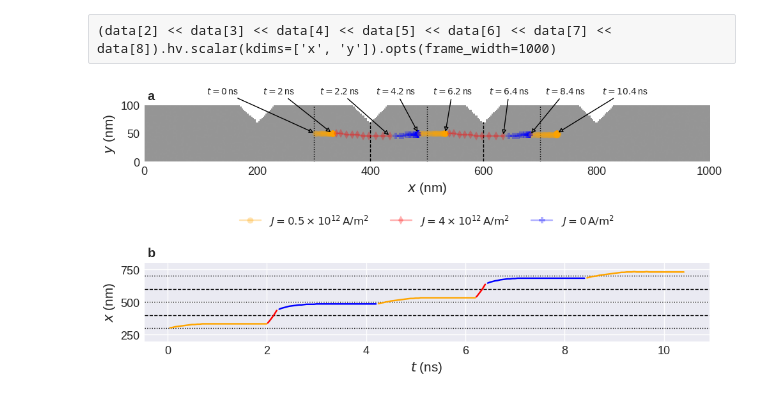
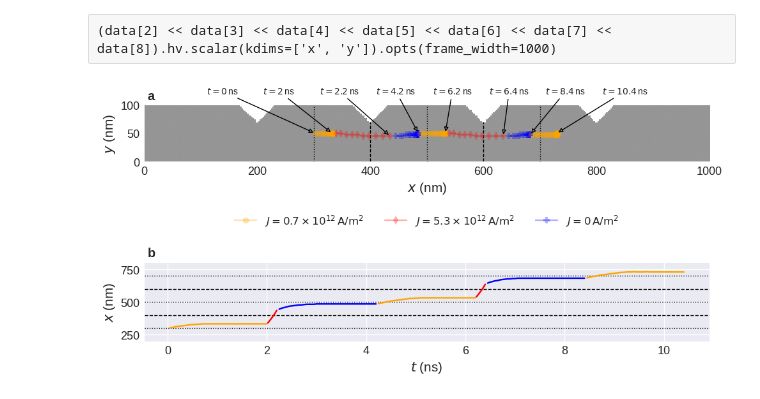
Before and after one commit to lang-m/2023-paper-controlling-stable-bloch-points-with-electric-currents, a Jupyter notebook: Fig-5_multi-notch-single-BP/3_Fig-5.ipynb, the cells around one changed output. Drawn from its saved outputs; the diff is of its cells as text; code cells hidden in the pictures.

```diff
--- a/Fig-5_multi-notch-single-BP/3_Fig-5.ipynb
+++ b/Fig-5_multi-notch-single-BP/3_Fig-5.ipynb
@@ -64,34 +64,34 @@ for i, text in [
     (3, '$t=2.2\,$ns'),
     (4, '$t=4.2\,$ns'),
     (5, '$t=6.2\,$ns'),
     (6, '$t=6.4\,$ns'),
     (7, '$t=8.4\,$ns'),
     (8, '$t=10.4\,$ns'),
 ]:
     ax.annotate(text, (res[i][1][-1]*2.5, res[i][2][-1]*2.5), ((i - 2)*100 + 210, 120), arrowprops={'arrowstyle': '-|>', 'linewidth': 1, 'facecolor': 'grey'})
 
-axs[1].legend(handles=handles[:3], frameon=False, loc='lower center', ncols=3, labels=[r'$J=0.5\times10^{12}\,\mathrm{A/m}^2$', r'$J=4\times10^{12}\,\mathrm{A/m}^2$', r'$J=0\,\mathrm{A/m}^2$'])
+axs[1].legend(handles=handles[:3], frameon=False, loc='lower center', ncols=3, labels=[r'$J=0.7\times10^{12}\,\mathrm{A/m}^2$', r'$J=5.3\times10^{12}\,\mathrm{A/m}^2$', r'$J=0\,\mathrm{A/m}^2$'])
 axs[1].set_axis_off()
 
 ax = axs[2]
 for y in [400, 600]:
     ax.axhline(y, c='black', linestyle='--', linewidth=1)
 for y in [300, 500, 700]:
     ax.axhline(y, c='black', linestyle=':', linewidth=1)
 
 t0 = 0
 for i, c in zip(range(2, 9), itertools.cycle(['orange', 'red', 'blue'])):
     t_steps = res[i][0]
     ax.plot((t0 + np.array(t_steps))*1e9, np.array(res[i][1])*2.5, c=c)
     t0 += res[i][0][-1]
 ax.set_ylim((200, 800))
 
 ax.set_yticks([250, 500, 750])
 ax.set_xlabel('$t$ (ns)')
 ax.set_ylabel('$x$ (nm)')
 ax.text(-.4, 850, 'b', fontweight='bold', fontsize='x-large')
 ax.grid()
 # %% [output]
-[figure, old version]
+[figure, new version]
 # %%
 fig.savefig('Fig5.pdf')
```
Also changed, not shown: 2 other files.
